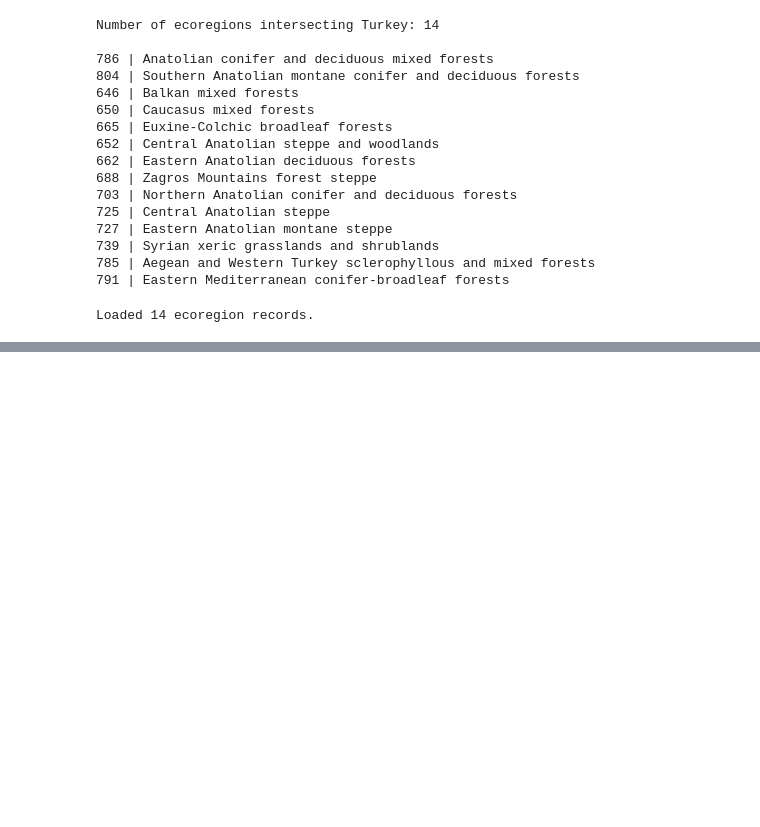
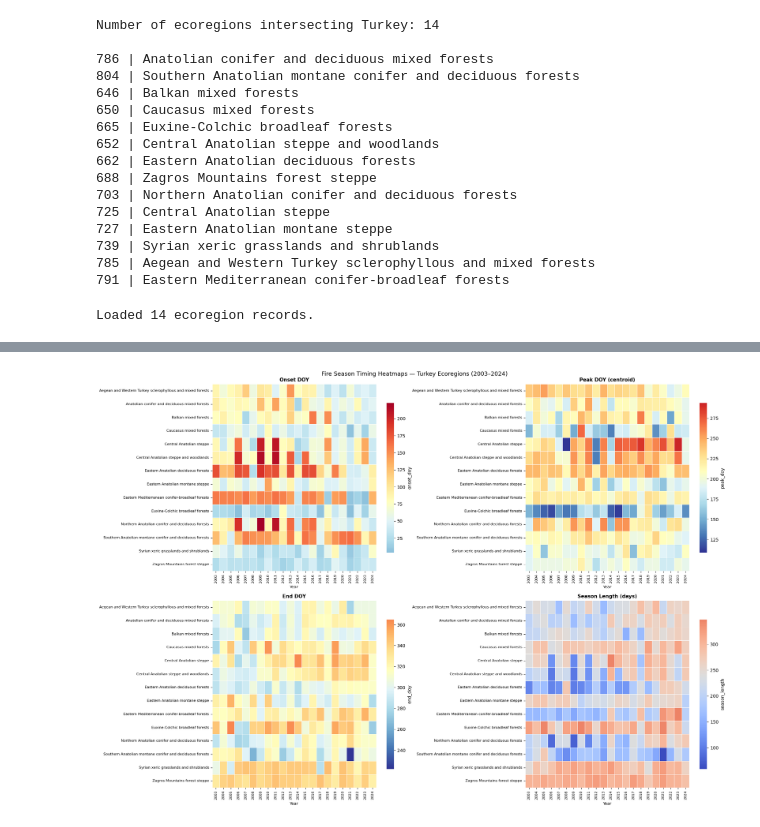
Before and after one commit to ismailbekar/TGPF, a Jupyter notebook: 01_turkey_ecoregions.ipynb, the cells around one changed output, grey strips where cells are left out. Saved outputs shown, nothing was run; the diff lists cells and outputs as text; code cells hidden in the pictures; blank space fills up the shorter version.

```diff
--- a/01_turkey_ecoregions.ipynb
+++ b/01_turkey_ecoregions.ipynb
@@ -410,0 +434,45 @@ plt.show()
+# %%
+import seaborn as sns
+
+fig, axes = plt.subplots(2, 2, figsize=(20, 14))
+fig.suptitle('Fire Season Timing Heatmaps — Turkey Ecoregions (2003–2024)', fontsize=13)
+
+metrics = [
+    ('onset_doy',     'Onset DOY',            'RdYlBu_r'),  # blue=early, red=late
+    ('peak_doy',      'Peak DOY (centroid)',   'RdYlBu_r'),
+    ('end_doy',       'End DOY',              'RdYlBu_r'),
+    ('season_length', 'Season Length (days)', 'coolwarm'),    # red=short, green=long
+]
+
+for ax, (metric, title, cmap) in zip(axes.flatten(), metrics):
+    pivot = master_df.pivot(index='eco_name', columns='year', values=metric)
+
+    # Diverging: center the colormap around the median value of each metric
+    vmin   = pivot.values.min()
+    vmax   = pivot.values.max()
+    center = pivot.values.mean()
+
+    sns.heatmap(
+        pivot,
+        ax         = ax,
+        cmap       = cmap,
+        center     = center,
+        vmin       = vmin,
+        vmax       = vmax,
+        linewidths = 0.4,
+        linecolor  = 'white',
+        annot      = False,
+        cbar_kws   = {'shrink': 0.8, 'label': metric}
+    )
+
+    ax.set_title(title, fontsize=11, fontweight='bold')
+    ax.set_xlabel('Year', fontsize=9)
+    ax.set_ylabel('')
+    ax.tick_params(axis='y', labelsize=8)
+    ax.tick_params(axis='x', labelsize=8, rotation=90)
+
+plt.tight_layout()
+# plt.savefig(f'{output_dir}/heatmap.png', dpi=150, bbox_inches='tight')
+plt.show()
+# %% [output]
+[figure, added]
```
Also changed, not shown: parts of 15 cells of this notebook.
